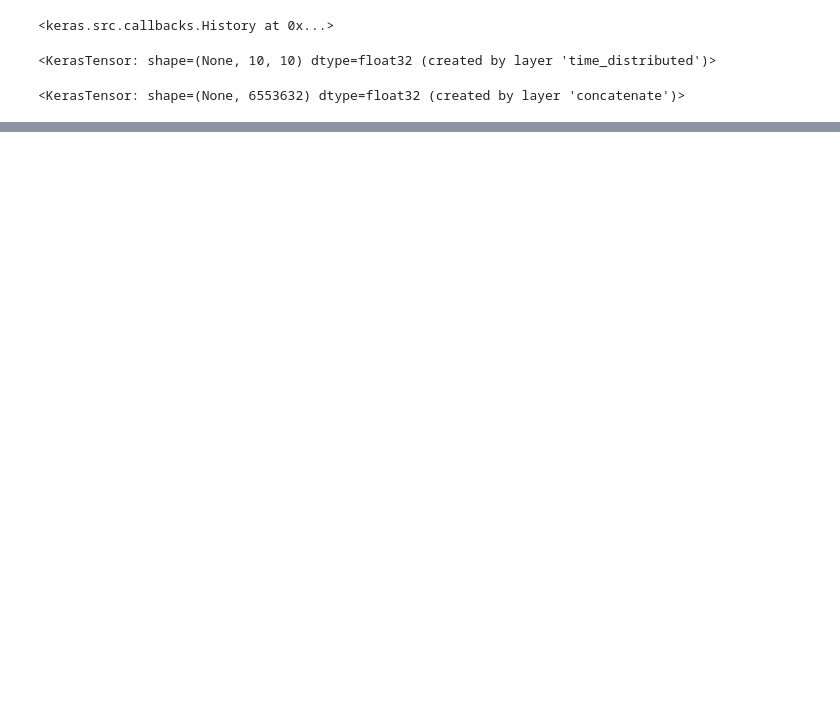
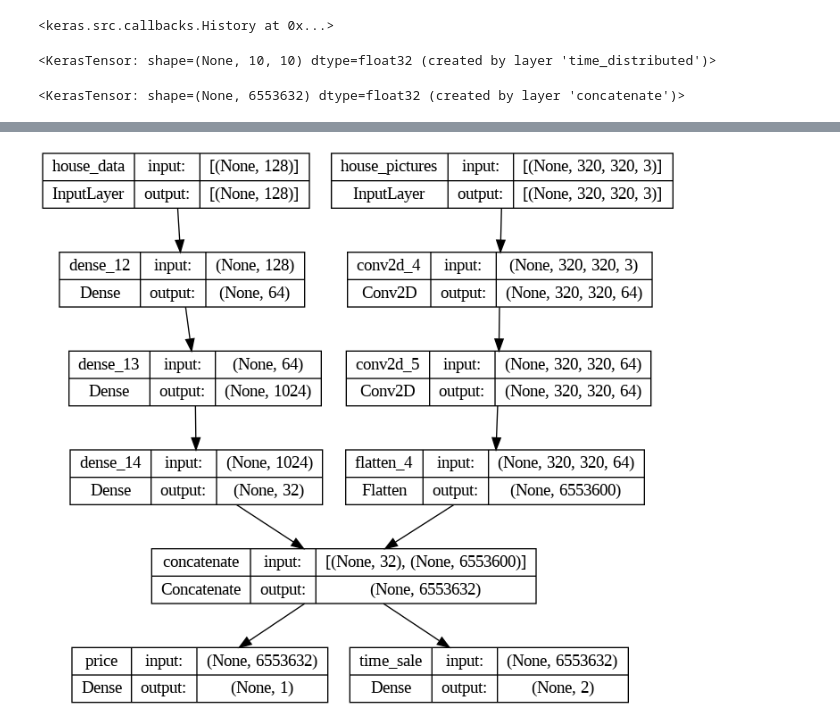
Before and after one commit to dangtrantrung/TensorFlow_Keras, a Jupyter notebook: TensorFlow_Keras.ipynb, the cells around one changed output, grey strips where cells are left out. Saved outputs shown, nothing was run; the diff lists cells and outputs as text; code cells hidden in the pictures; blank space fills up the shorter version.

```diff
--- a/TensorFlow_Keras.ipynb
+++ b/TensorFlow_Keras.ipynb
@@ -319,3 +319,7 @@ input_feature=tf.keras.layers.concatenate([block1_output,block2_output])
 input_feature
 # %% [output]
 <KerasTensor: shape=(None, 6553632) dtype=float32 (created by layer 'concatenate')>
+# %%
+predict_price=x=tf.keras.layers.Dense(1,activation='relu',name='price')(input_feature)
+time_sale=x=tf.keras.layers.Dense(2,activation='softmax',name='time_sale')(input_feature)
+model=tf.keras.Model(inputs=[house_data_input,house_pictures_input],outputs=[predict_price,time_sale])
@@ -321,0 +346,4 @@ input_feature
+# %%
+tf.keras.utils.plot_model(model,"House_sale_model.png",show_shapes=True)
+# %% [output]
+[figure, added]
```
Also changed, not shown: parts of 1 cell of this notebook.
